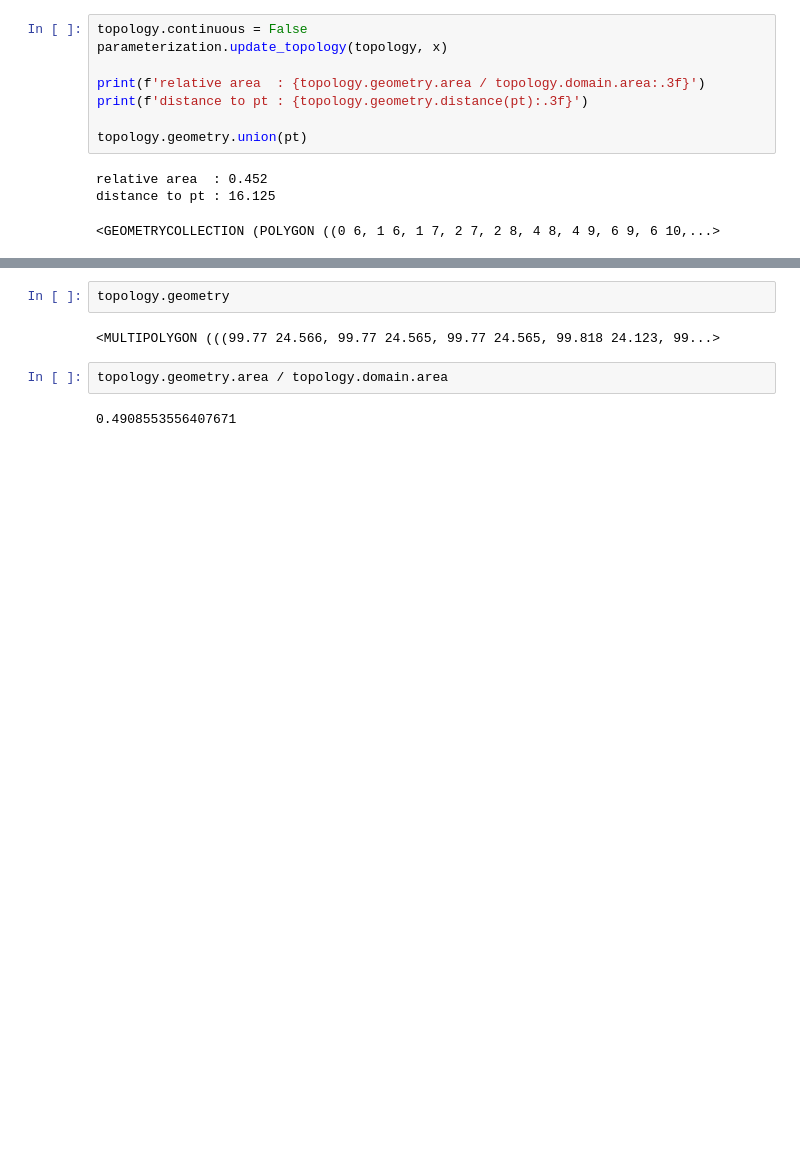
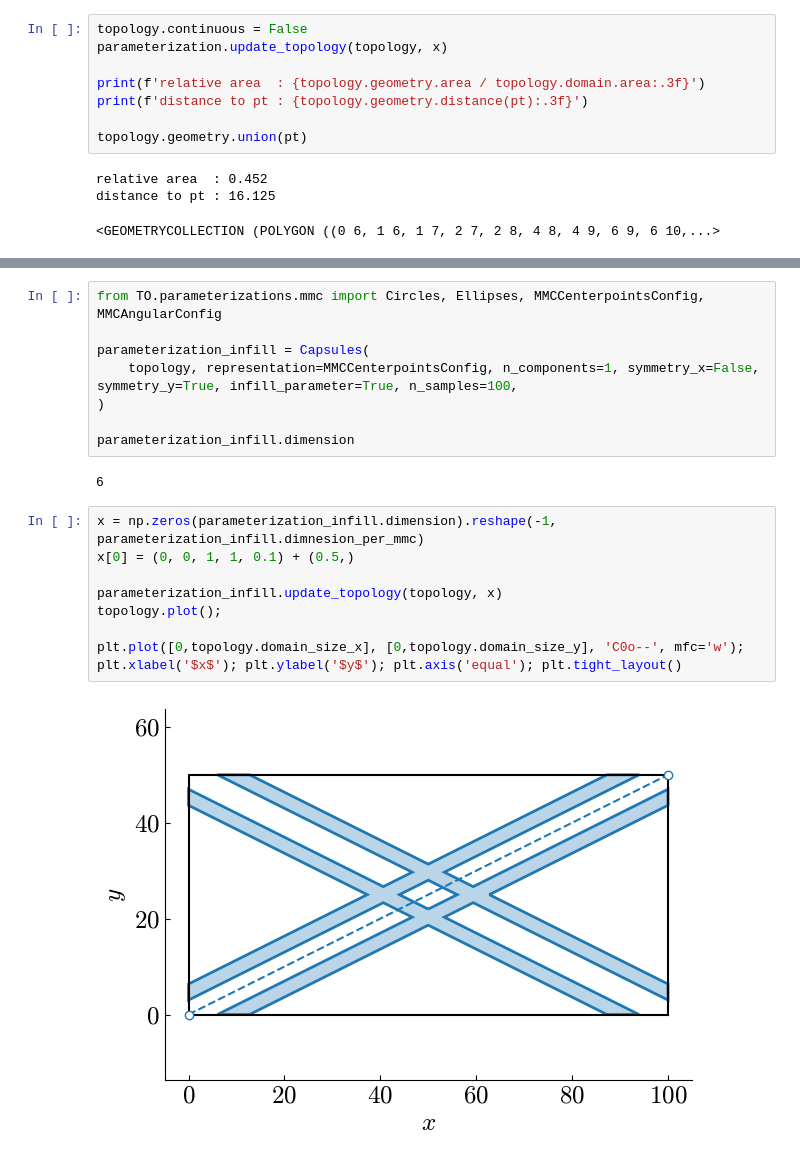
Before and after one commit to jelle-westra/tobbo, a Jupyter notebook: tutorial.ipynb, the cells around one changed output, grey strips where cells are left out. Cells and saved outputs as stored; diff of their text form; blank space fills up the shorter version.

```diff
--- a/tutorial.ipynb
+++ b/tutorial.ipynb
@@ -169,8 +159,20 @@ ax.set_ylim(0, 1); ax.set_xlabel('Simulation Calls'); ax.set_ylabel('Compliance'
-# %%
-topology.geometry
-# %% [output]
-<MULTIPOLYGON (((99.77 24.566, 99.77 24.565, 99.77 24.565, 99.818 24.123, 99...>
-# %%
-topology.geometry.area / topology.domain.area
-# %% [output]
-0.4908553556407671
+# %%
+from TO.parameterizations.mmc import Circles, Ellipses, MMCCenterpointsConfig, MMCAngularConfig
+
+parameterization_infill = Capsules(
+    topology, representation=MMCCenterpointsConfig, n_components=1, symmetry_x=False, symmetry_y=True, infill_parameter=True, n_samples=100,
+)
+
+parameterization_infill.dimension
+# %% [output]
+6
+# %%
+x = np.zeros(parameterization_infill.dimension).reshape(-1, parameterization_infill.dimnesion_per_mmc)
+x[0] = (0, 0, 1, 1, 0.1) + (0.5,)
+
+parameterization_infill.update_topology(topology, x)
+topology.plot();
+
+plt.plot([0,topology.domain_size_x], [0,topology.domain_size_y], 'C0o--', mfc='w'); plt.xlabel('$x$'); plt.ylabel('$y$'); plt.axis('equal'); plt.tight_layout()
+# %% [output]
+[figure, added]
```
Also changed, not shown: parts of 13 cells of this notebook.
